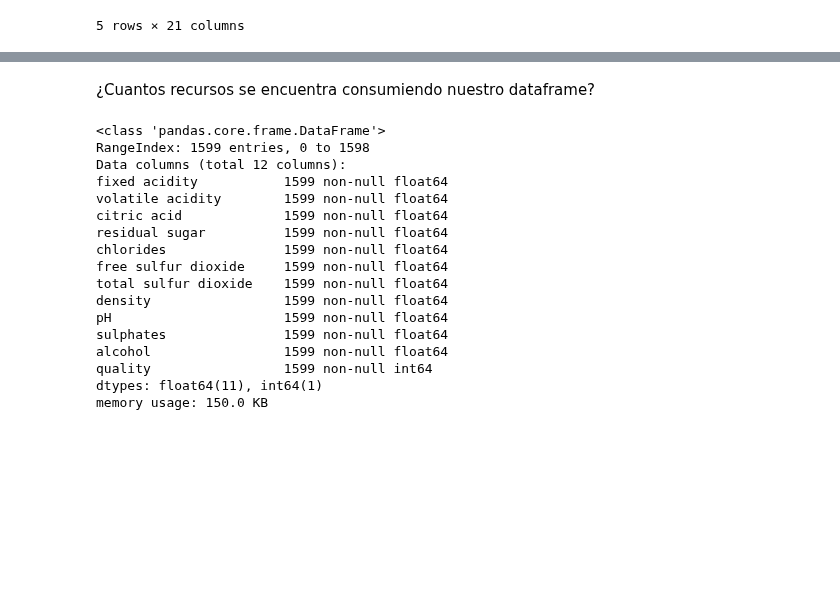
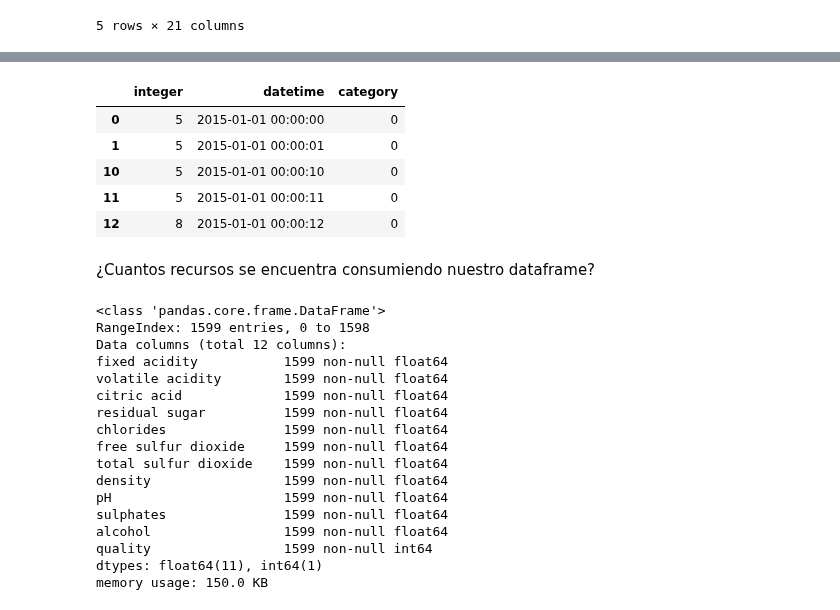
Before and after one commit to vinalyan/Data-Science, a Jupyter notebook: My Courses/EDA/Python/Estructuras_datos.ipynb, the cells around one changed output, grey strips where cells are left out. Drawn from its saved outputs; the diff is of its cells as text; code cells hidden in the pictures; blank space fills up the shorter version.

```diff
--- a/My Courses/EDA/Python/Estructuras_datos.ipynb
+++ b/My Courses/EDA/Python/Estructuras_datos.ipynb
@@ -317,3 +354,14 @@ df.head(5)
+# %%
+# hay que tener encuenta que el json debe estar normalizado
+
+pd.read_json("https://raw.githubusercontent.com/chrisalbon/simulated_datasets/master/data.json").head()
+# %% [output]
+|  | integer | datetime | category |
+| 0 | 5 | 2015-01-01 00:00:00 | 0 |
+| 1 | 5 | 2015-01-01 00:00:01 | 0 |
+| 10 | 5 | 2015-01-01 00:00:10 | 0 |
+| 11 | 5 | 2015-01-01 00:00:11 | 0 |
+| 12 | 8 | 2015-01-01 00:00:12 | 0 |
 # %% [markdown]
 ¿Cuantos recursos se encuentra consumiendo nuestro dataframe?
 # %%
```
Also changed, not shown: parts of 14 cells of this notebook.
